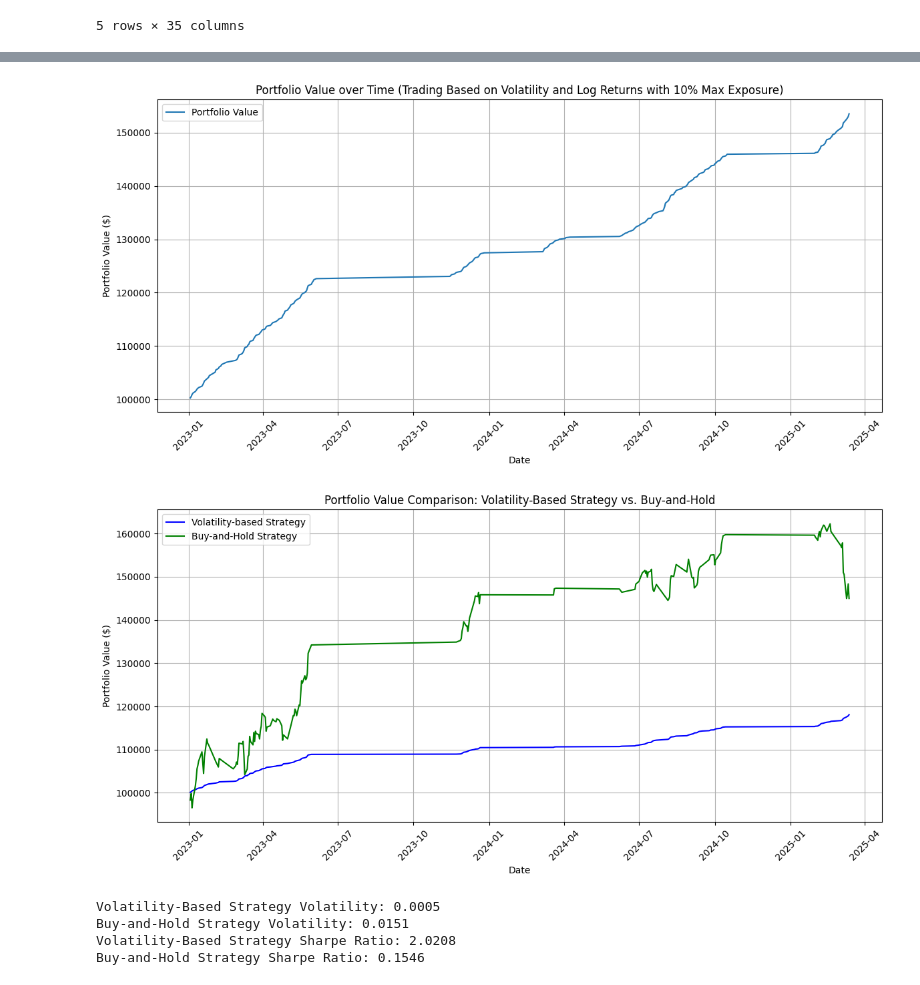
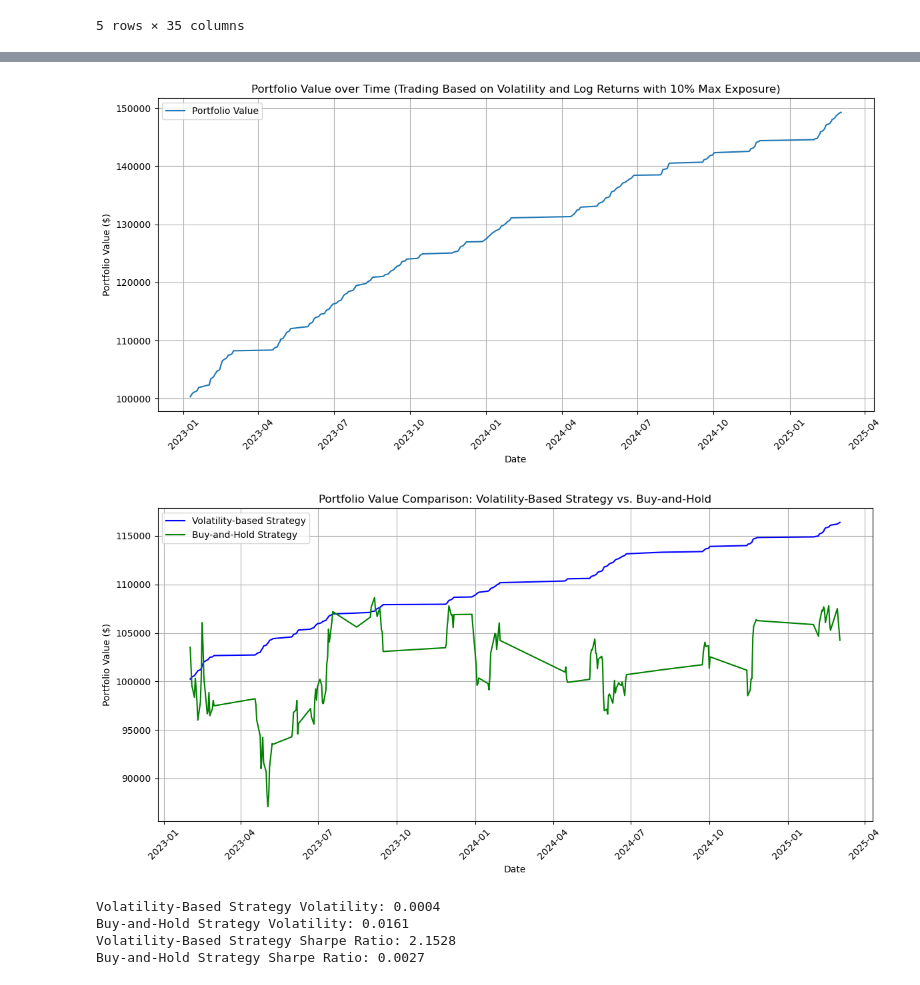
Before and after one commit to GeronimoBWalker/commodity, a Jupyter notebook: commodity_analysis_chey (G).ipynb, the cells around one changed output, grey strips where cells are left out. Cells and saved outputs as stored; diff of their text form; code cells hidden in the pictures.

```diff
--- a/commodity_analysis_chey (G).ipynb
+++ b/commodity_analysis_chey (G).ipynb
@@ -414,9 +417,12 @@ minerals_columns = [
     'GC=F Log Return', 'HG=F Log Return', 'PA=F Log Return', 'PL=F Log Return', 'SI=F Log Return', 'SLAB Log Return'
 ]
 
+minerals_volatility = ['GC=F Close Volatility', 'HG=F Close Volatility', 'PA=F Close Volatility', 'PL=F Close Volatility', 'SI=F Close Volatility', 'SLAB Close Volatility']
+
+
 stock_columns = [
     'NVDA_log_return', 'MRVL_log_return', 'FTNT_log_return', 'AMD_log_return', 'CRM_log_return',
-    'ADBE_log_return', 'SQ_log_return', 'ZM_log_return', 'SHOP_log_return', 'SNAP_log_return',
+    'ADBE_log_return', 'ZM_log_return', 'SHOP_log_return', 'SNAP_log_return',
     'NET_log_return', 'TWLO_log_return', 'MDB_log_return', 'RBLX_log_return', 'SNOW_log_return',
     'PINS_log_return', 'TTD_log_return', 'DOCU_log_return', 'AAPL_log_return', 'MSFT_log_return',
     'INTC_log_return', 'IBM_log_return', 'ORCL_log_return', 'CSCO_log_return', 'HPE_log_return',
@@ -425,7 +431,7 @@ stock_columns = [
     'VZ_log_return', 'TMUS_log_return'
 ]
 
-master_df1 = pd.merge(plat_df[['Date','Volatility'] + minerals_columns], stock_returns_df, on='Date', how='left')
+master_df1 = pd.merge(metals[['Date'] + minerals_columns + minerals_volatility], stock_returns_df, on='Date', how='left')
 # Set 'Date' as the index
 master_df1.set_index('Date', inplace=True)
 # %%
@@ -701,11 +704,11 @@ trade_history = []
 # Loop through the test data (2024-2025)
 for idx, row in test_data.iterrows():
     # Extract the volatility for the current row
-    volatility = row['Volatility']
+    volatility = row['PL=F Close Volatility']
     if np.isnan(volatility):
         continue
 
-    if volatility < np.percentile(test_data['Volatility'], volatility_threshold_pct * 100):
+    if volatility < np.percentile(test_data['PL=F Close Volatility'], volatility_threshold_pct * 100):
         continue  # Skip this row if volatility is too low
 
     # Calculate the total investment available for this trade
@@ -786,10 +789,10 @@ trade_history = []
 # Loop through the test data (2024-2025)
 for idx, row in test_data.iterrows():
     # Extract the volatility for the current row
-    volatility = row['Volatility']
+    volatility = row['PL=F Close Volatility']
 
     # Check if volatility is in the top 30% (we proceed only if volatility is high enough)
-    if volatility < np.percentile(test_data['Volatility'], volatility_threshold_pct * 100):
+    if volatility < np.percentile(test_data['PL=F Close Volatility'], volatility_threshold_pct * 100):
         continue  # Skip this row if volatility is too low
 
     # Calculate the total investment available for this trade
@@ -878,10 +881,10 @@ trade_history = []
 # Loop through the test data (2024-2025)
 for idx, row in test_data.iterrows():
     # Extract the volatility for the current row
-    volatility = row['Volatility']
+    volatility = row['PL=F Close Volatility']
 
     # Check if volatility is in the top 30% (we proceed only if volatility is high enough)
-    if volatility < np.percentile(test_data['Volatility'], volatility_threshold_pct * 100):
+    if volatility < np.percentile(test_data['PL=F Close Volatility'], volatility_threshold_pct * 100):
         continue  # Skip this row if volatility is too low
 
     # Calculate the total investment available for this trade (max 10% of portfolio)
@@ -936,7 +939,7 @@ plt.xticks(rotation=45)  # Rotate date labels for readability
 plt.tight_layout()  # Adjust the layout to fit labels
 plt.show()
 # %% [output]
-[figure, old version]
+[figure, new version]
 # %%
 # Initialize parameters for the strategy
 volatility_threshold_pct = 0.7  # Top 30% volatility for trading
@@ -970,10 +973,10 @@ trade_history = []
 # Loop through the test data (2024-2025)
 for idx, row in test_data.iterrows():
     # Extract the volatility for the current row
-    volatility = row['Volatility']
+    volatility = row['PL=F Close Volatility']
 
     # Check if volatility is in the top 30% (we proceed only if volatility is high enough)
-    if volatility < np.percentile(test_data['Volatility'], volatility_threshold_pct * 100):
+    if volatility < np.percentile(test_data['PL=F Close Volatility'], volatility_threshold_pct * 100):
         continue  # Skip this row if volatility is too low
 
     # Calculate the total investment available for this trade (max 10% of portfolio)
@@ -1035,38 +1038,38 @@ buy_and_hold_cumulative_returns = np.array(buy_and_hold_cumulative_returns)
 
 # Plot the cumulative returns of both strategies
 plt.figure(figsize=(12, 6))
 plt.plot(portfolio_dates, cumulative_returns, label="Volatility-based Strategy", color="blue")
 plt.plot(portfolio_dates, buy_and_hold_cumulative_returns, label="Buy-and-Hold Strategy", color="green")
 plt.xlabel("Date")
 plt.ylabel("Portfolio Value ($)")
 plt.title("Portfolio Value Comparison: Volatility-Based Strategy vs. Buy-and-Hold")
 plt.grid(True)
 plt.legend()
 plt.xticks(rotation=45)
 plt.tight_layout()
 plt.show()
 
 # Calculate volatility for both strategies
 volatility_volatility_based = np.std(np.diff(np.log(cumulative_returns)))
 volatility_buy_and_hold = np.std(np.diff(np.log(buy_and_hold_cumulative_returns)))
 
 # Calculate Sharpe Ratios (assume risk-free rate of 0)
 mean_return_volatility_based = np.mean(np.diff(np.log(cumulative_returns)))
 mean_return_buy_and_hold = np.mean(np.diff(np.log(buy_and_hold_cumulative_returns)))
 
 sharpe_ratio_volatility_based = mean_return_volatility_based / volatility_volatility_based
 sharpe_ratio_buy_and_hold = mean_return_buy_and_hold / volatility_buy_and_hold
 
 print(f"Volatility-Based Strategy Volatility: {volatility_volatility_based:.4f}")
 print(f"Buy-and-Hold Strategy Volatility: {volatility_buy_and_hold:.4f}")
 print(f"Volatility-Based Strategy Sharpe Ratio: {sharpe_ratio_volatility_based:.4f}")
 print(f"Buy-and-Hold Strategy Sharpe Ratio: {sharpe_ratio_buy_and_hold:.4f}")
 # %% [output]
-[figure, old version]
+[figure, new version]
-Volatility-Based Strategy Volatility: 0.0005
-Buy-and-Hold Strategy Volatility: 0.0151
-Volatility-Based Strategy Sharpe Ratio: 2.0208
-Buy-and-Hold Strategy Sharpe Ratio: 0.1546
+Volatility-Based Strategy Volatility: 0.0004
+Buy-and-Hold Strategy Volatility: 0.0161
+Volatility-Based Strategy Sharpe Ratio: 2.1528
+Buy-and-Hold Strategy Sharpe Ratio: 0.0027
 # %%
 # Initialize parameters for the strategy
 volatility_threshold_pct = 0.9  # Top 30% volatility for trading
```
Also changed, not shown: parts of 19 cells of this notebook.
